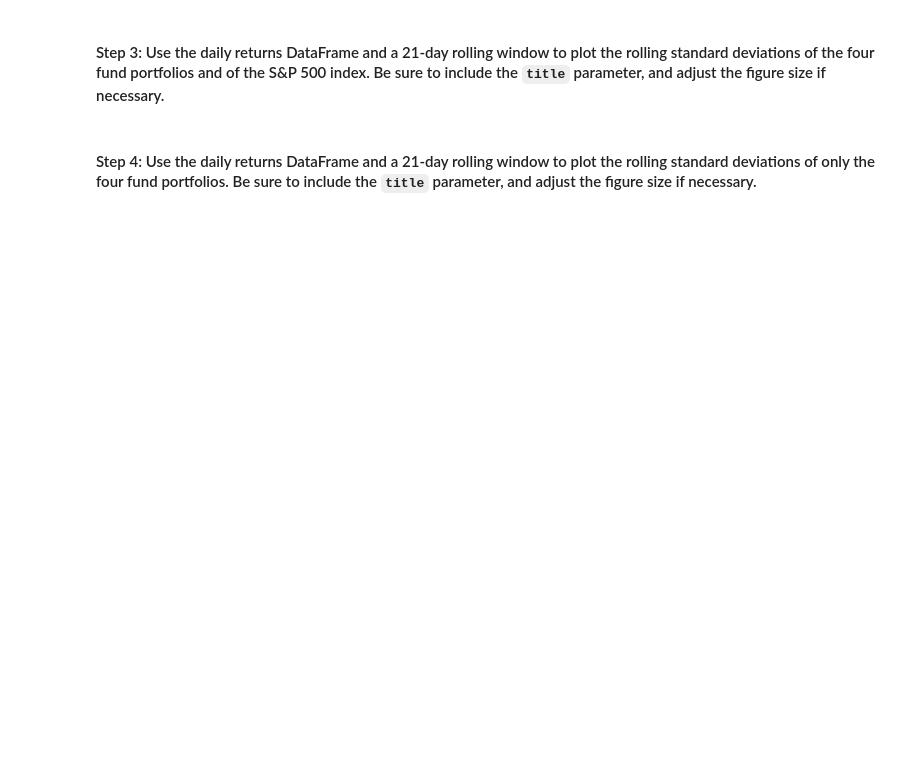
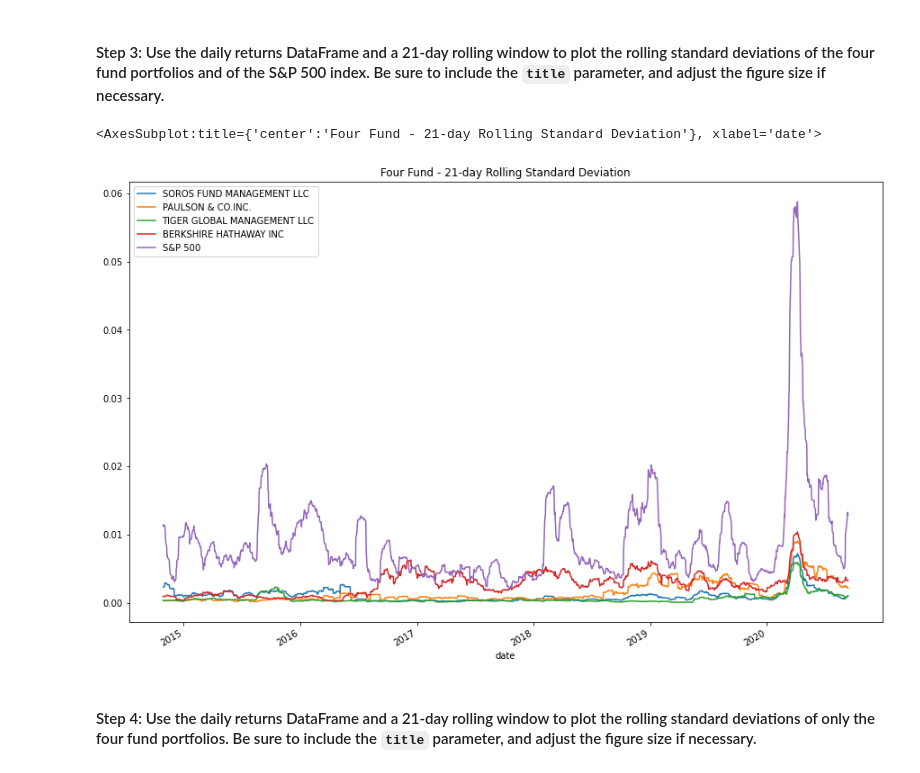
Before and after one commit to dinesh-m/retire_rich, a Jupyter notebook: risk_return_analysis.ipynb, the cells around one changed output. Saved outputs shown, nothing was run; the diff lists cells and outputs as text; code cells hidden in the pictures; blank space fills up the shorter version.

```diff
--- a/risk_return_analysis.ipynb
+++ b/risk_return_analysis.ipynb
@@ -270,8 +282,12 @@ annualized_standard_deviation = whale_nav_standard_deviation
 # %%
 # Using the daily returns DataFrame and a 21-day rolling window,
 # plot the rolling standard deviation of the 4 portfolios and the S&P 500
 # Include a title parameter and adjust the figure size
-# YOUR CODE HERE
+whale_nav_21 = whale_nav_daily_returns.rolling(window=21).std()
+whale_nav_21.plot(figsize=(15, 10), title='Four Fund - 21-day Rolling Standard Deviation')
+# %% [output]
+<AxesSubplot:title={'center':'Four Fund - 21-day Rolling Standard Deviation'}, xlabel='date'>
+[figure, added]
 # %% [markdown]
 #### Step 4: Use the daily returns DataFrame and a 21-day rolling window to plot the rolling standard deviations of only the four fund portfolios. Be sure to include the `title` parameter, and adjust the figure size if necessary.
 # %%
```
Also changed, not shown: parts of 11 cells of this notebook.
